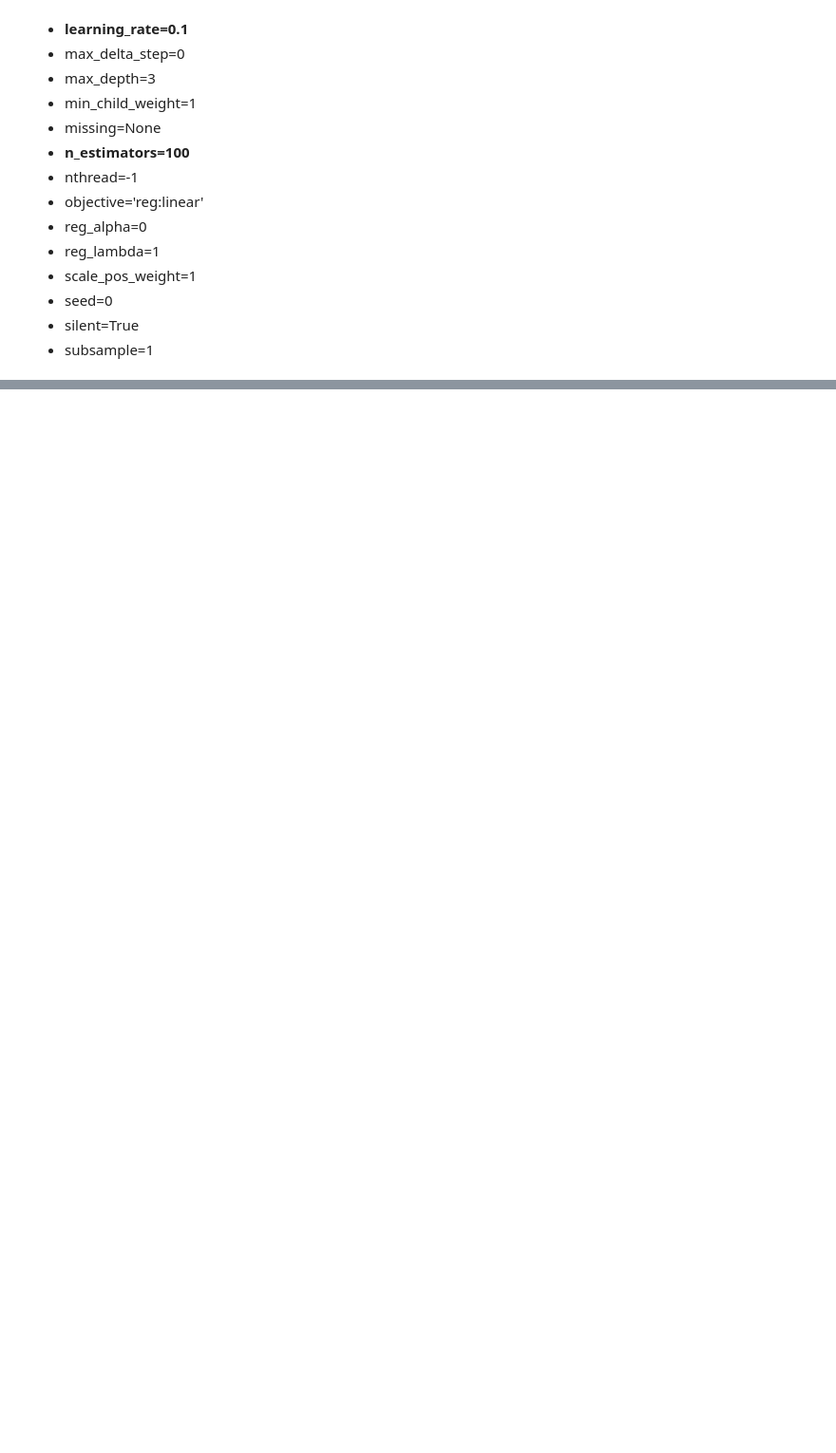
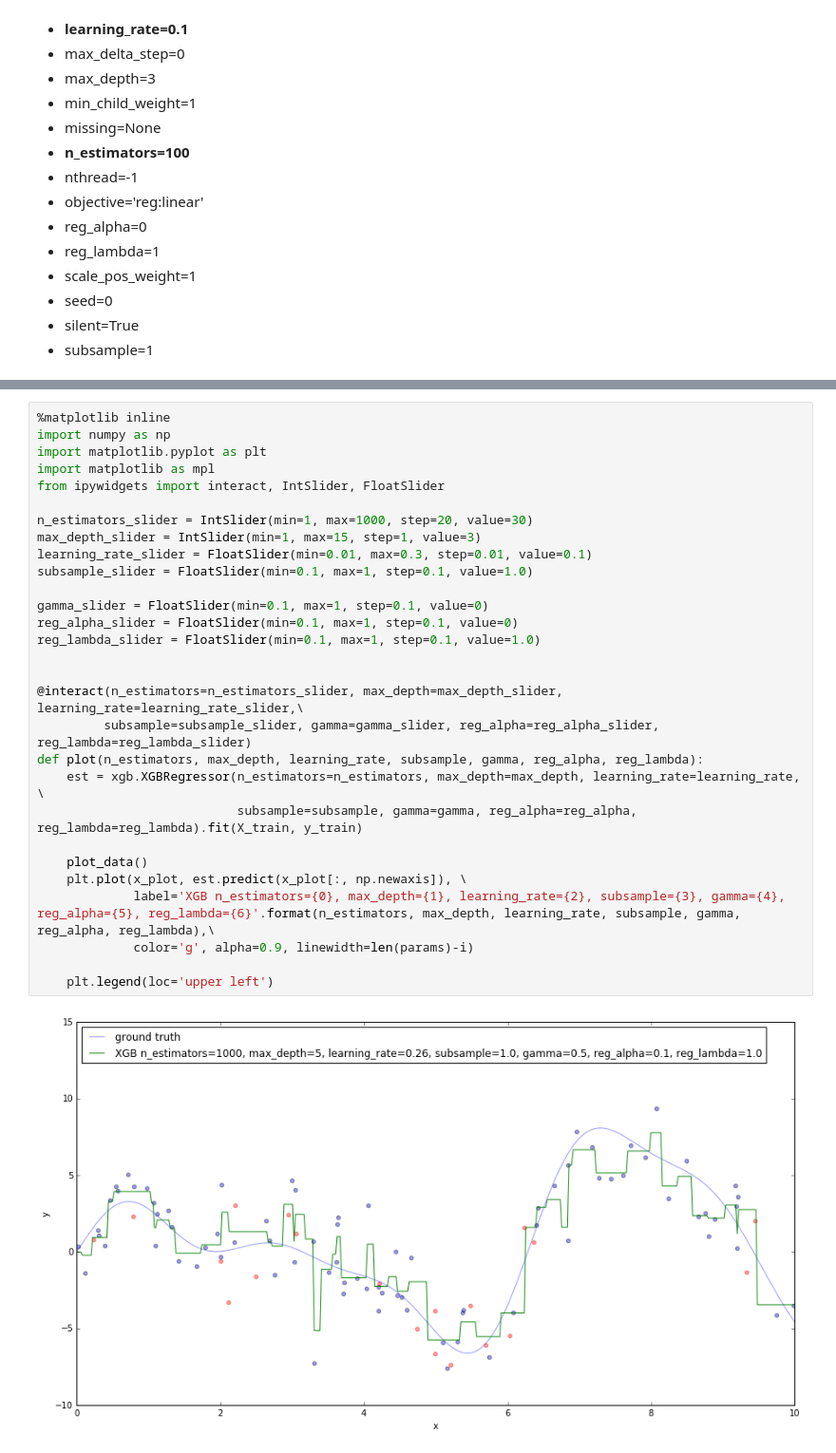
Before and after one commit to dataworkshop/xgboost, a Jupyter notebook: step2.ipynb, the cells around one changed output, grey strips where cells are left out. Shown at 95% size. Cells and saved outputs as stored; diff of their text form; blank space fills up the shorter version.

```diff
--- a/step2.ipynb
+++ b/step2.ipynb
@@ -138 +146,32 @@ XGBRegressor(base_score=0.5, colsample_bylevel=1, colsample_bytree=1, gamma=0,
+# %%
+%matplotlib inline
+import numpy as np
+import matplotlib.pyplot as plt
+import matplotlib as mpl
+from ipywidgets import interact, IntSlider, FloatSlider
+
+n_estimators_slider = IntSlider(min=1, max=1000, step=20, value=30)
+max_depth_slider = IntSlider(min=1, max=15, step=1, value=3)
+learning_rate_slider = FloatSlider(min=0.01, max=0.3, step=0.01, value=0.1)
+subsample_slider = FloatSlider(min=0.1, max=1, step=0.1, value=1.0)
+
+gamma_slider = FloatSlider(min=0.1, max=1, step=0.1, value=0)
+reg_alpha_slider = FloatSlider(min=0.1, max=1, step=0.1, value=0)
+reg_lambda_slider = FloatSlider(min=0.1, max=1, step=0.1, value=1.0)
+
+
+@interact(n_estimators=n_estimators_slider, max_depth=max_depth_slider, learning_rate=learning_rate_slider,\
+         subsample=subsample_slider, gamma=gamma_slider, reg_alpha=reg_alpha_slider, reg_lambda=reg_lambda_slider)
+def plot(n_estimators, max_depth, learning_rate, subsample, gamma, reg_alpha, reg_lambda):
+    est = xgb.XGBRegressor(n_estimators=n_estimators, max_depth=max_depth, learning_rate=learning_rate, \
+                           subsample=subsample, gamma=gamma, reg_alpha=reg_alpha, reg_lambda=reg_lambda).fit(X_train, y_train)
+
+    plot_data()
+    plt.plot(x_plot, est.predict(x_plot[:, np.newaxis]), \
+             label='XGB n_estimators={0}, max_depth={1}, learning_rate={2}, subsample={3}, gamma={4}, reg_alpha={5}, reg_lambda={6}'.format(n_estimators, max_depth, learning_rate, subsample, gamma, reg_alpha, reg_lambda),\
+             color='g', alpha=0.9, linewidth=len(params)-i)
+
+    plt.legend(loc='upper left')
+# %% [output]
+[figure, added]
 # %% [markdown]
```
Also changed, not shown: parts of 6 cells of this notebook, 1 other file.
